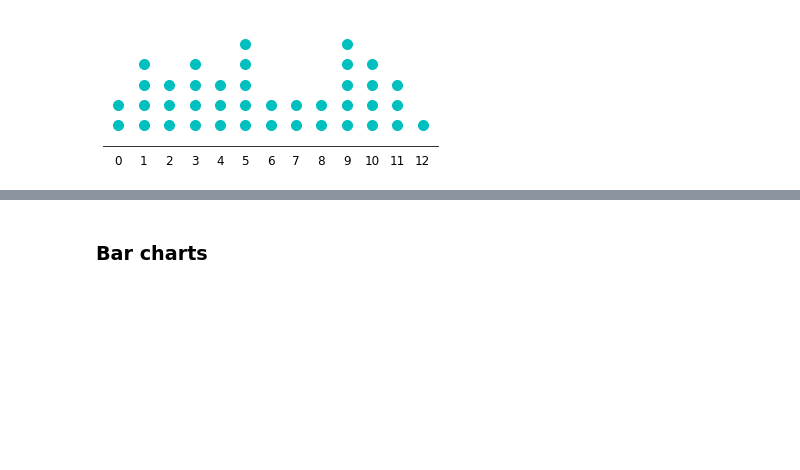
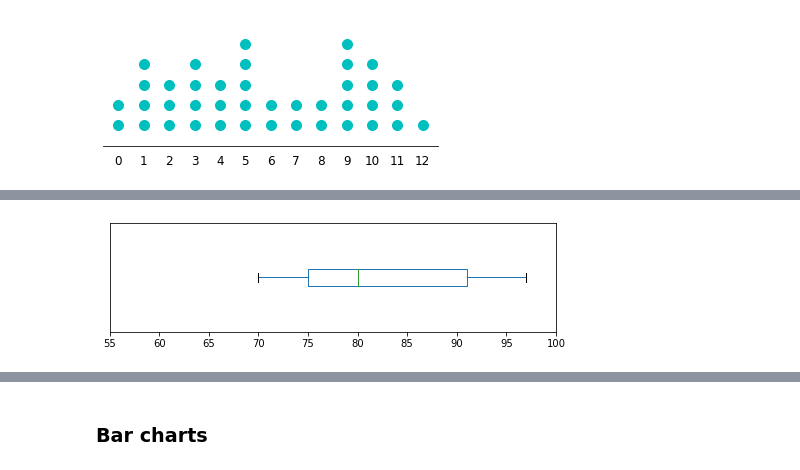
Before and after one commit to chrishuson/chrishuson.github.io, a Jupyter notebook: templates/stats-slide-deck.ipynb, the cells around one changed output, grey strips where cells are left out. Drawn from its saved outputs; the diff is of its cells as text; code cells hidden in the pictures; blank space fills up the shorter version.

```diff
--- a/templates/stats-slide-deck.ipynb
+++ b/templates/stats-slide-deck.ipynb
@@ -141,0 +187,8 @@ plt.show()
+# %%
+data.boxplot(column='Mark', vert=False, figsize=(8, 2), grid=False)
+plt.xlim([55, 100])
+for spine in ['top', 'right', 'left']:
+    ax.spines[spine].set_visible(False)
+plt.yticks([]);
+# %% [output]
+[figure, added]
```
Also changed, not shown: parts of 8 cells of this notebook, 1 other file.
